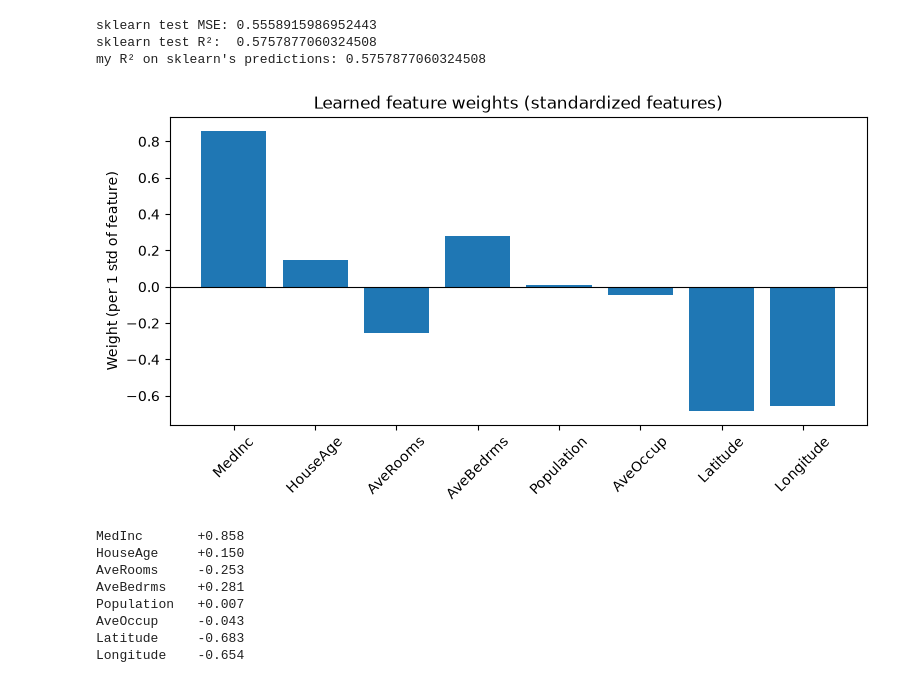
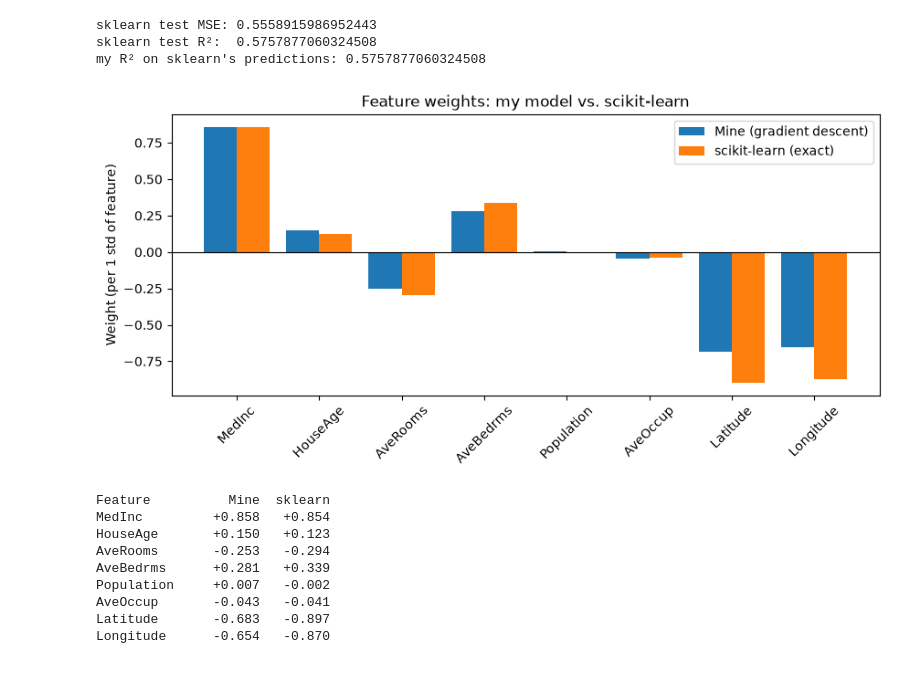
Before and after one commit to travella08/ml-from-scratch, a Jupyter notebook: 01-linear-regression/experiments.ipynb, the cells around one changed output. Cells and saved outputs as stored; diff of their text form; code cells hidden in the pictures.

```diff
--- a/01-linear-regression/experiments.ipynb
+++ b/01-linear-regression/experiments.ipynb
@@ -259,24 +259,32 @@ sklearn test MSE: 0.5558915986952443
 sklearn test R²:  0.5757877060324508
 my R² on sklearn's predictions: 0.5757877060324508
 # %%
-plt.figure(figsize=(9, 4))
-plt.bar(housing.feature_names, w_s)
+features = housing.feature_names
+positions = np.arange(len(features))   # 0, 1, 2, ..., 7: one slot per feature
+width = 0.4                            # each bar takes up 40% of a slot
+
+plt.figure(figsize=(10, 4))
+plt.bar(positions - width/2, w_s, width, label="Mine (gradient descent)")
+plt.bar(positions + width/2, sk.coef_, width, label="scikit-learn (exact)")
 plt.axhline(0, color="black", linewidth=0.8)
+plt.xticks(positions, features, rotation=45)
 plt.ylabel("Weight (per 1 std of feature)")
-plt.title("Learned feature weights (standardized features)")
-plt.xticks(rotation=45)
-plt.savefig("assets/feature_weights.png", dpi=150, bbox_inches="tight")
+plt.title("Feature weights: my model vs. scikit-learn")
+plt.legend()
+plt.savefig("assets/weights_comparison.png", dpi=150, bbox_inches="tight")
 plt.show()
 
-for name, weight in zip(housing.feature_names, w_s):
-    print(f"{name:12} {weight:+.3f}")
+print(f"{'Feature':12}{'Mine':>9}{'sklearn':>9}")
+for name, mine, theirs in zip(features, w_s, sk.coef_):
+    print(f"{name:12}{mine:>+9.3f}{theirs:>+9.3f}")
 # %% [output]
-[figure, old version]
+[figure, new version]
-MedInc       +0.858
-HouseAge     +0.150
-AveRooms     -0.253
-AveBedrms    +0.281
-Population   +0.007
-AveOccup     -0.043
-Latitude     -0.683
-Longitude    -0.654
+Feature          Mine  sklearn
+MedInc         +0.858   +0.854
+HouseAge       +0.150   +0.123
+AveRooms       -0.253   -0.294
+AveBedrms      +0.281   +0.339
+Population     +0.007   -0.002
+AveOccup       -0.043   -0.041
+Latitude       -0.683   -0.897
+Longitude      -0.654   -0.870
```
Also changed, not shown: 2 other files.
